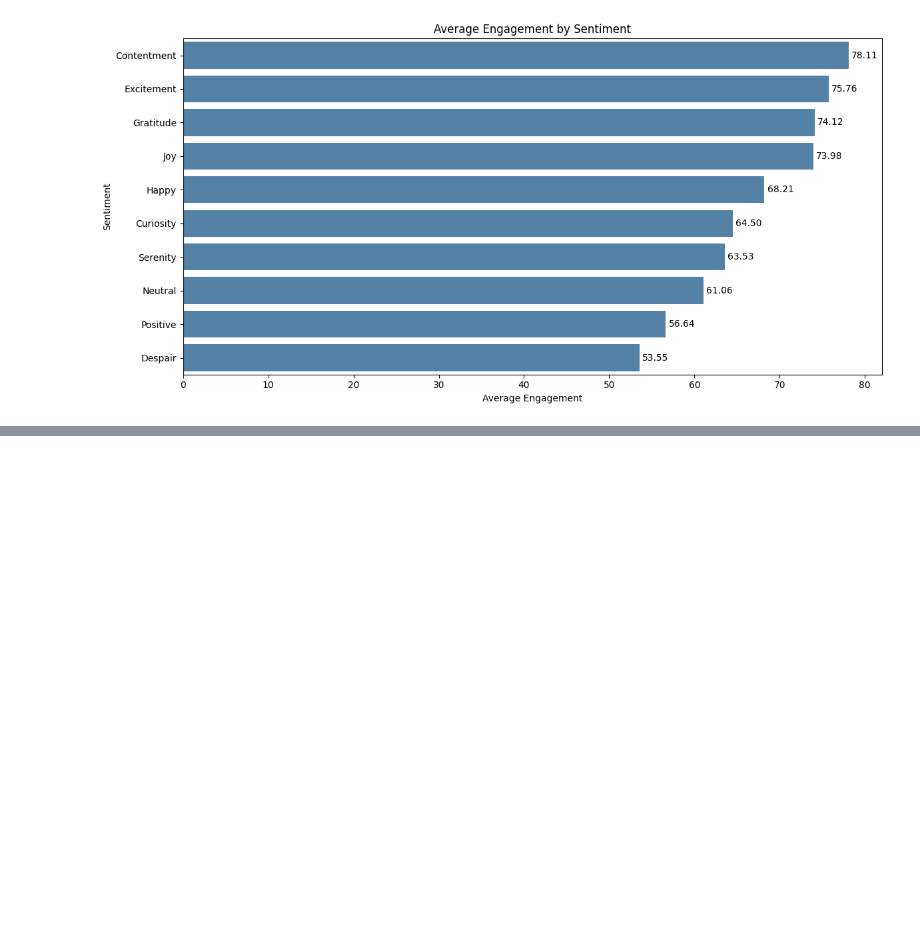
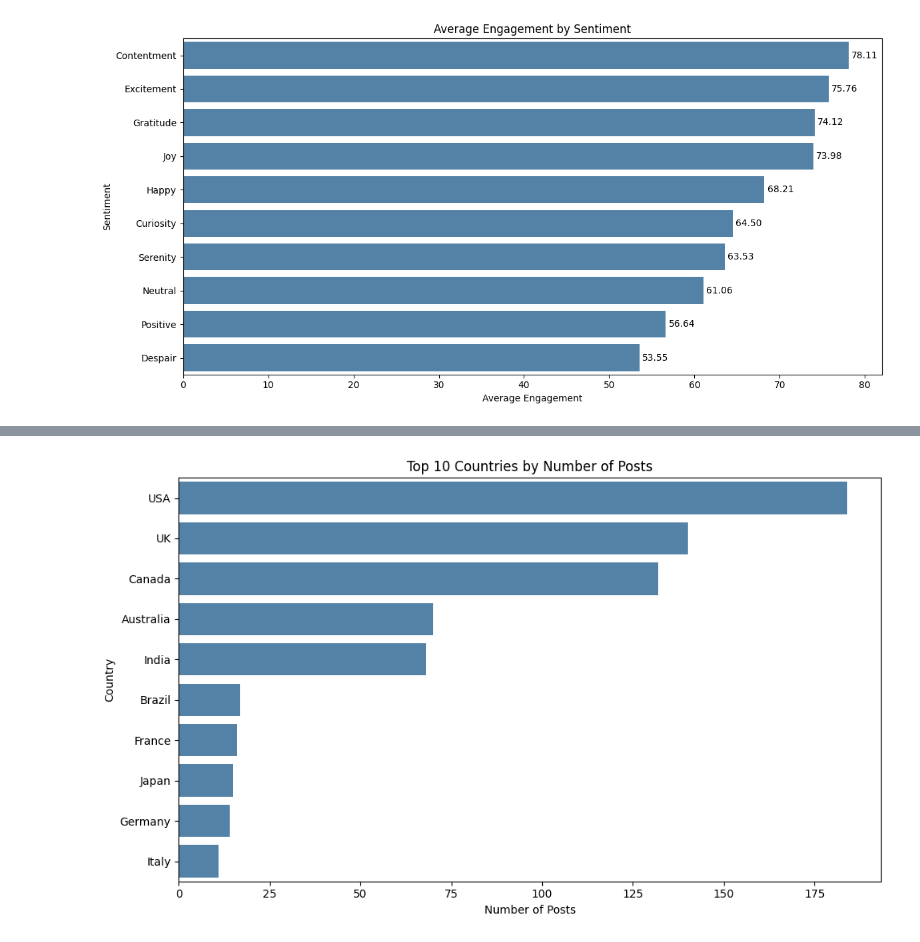
Before and after one commit to euiedavid/social-media-sentiments-analysis, a Jupyter notebook: notebook/social_media_sentiments_eda.ipynb, the cells around one changed output, grey strips where cells are left out. Drawn from its saved outputs; the diff is of its cells as text; code cells hidden in the pictures; blank space fills up the shorter version.

```diff
--- a/notebook/social_media_sentiments_eda.ipynb
+++ b/notebook/social_media_sentiments_eda.ipynb
@@ -1262,0 +1426,21 @@ plt.show()
+# %%
+# get top 10 countries by post count
+top_countries = data['Country'].value_counts().head(10)
+
+# plot horizontal bar chart
+plt.figure(figsize=(10, 6))
+
+sns.barplot(
+    x=top_countries.values,
+    y=top_countries.index,
+    color='steelblue'
+)
+
+plt.title('Top 10 Countries by Number of Posts')
+plt.xlabel('Number of Posts')
+plt.ylabel('Country')
+
+plt.tight_layout()
+plt.show()
+# %% [output]
+[figure, added]
```
Also changed, not shown: parts of 14 cells of this notebook.
